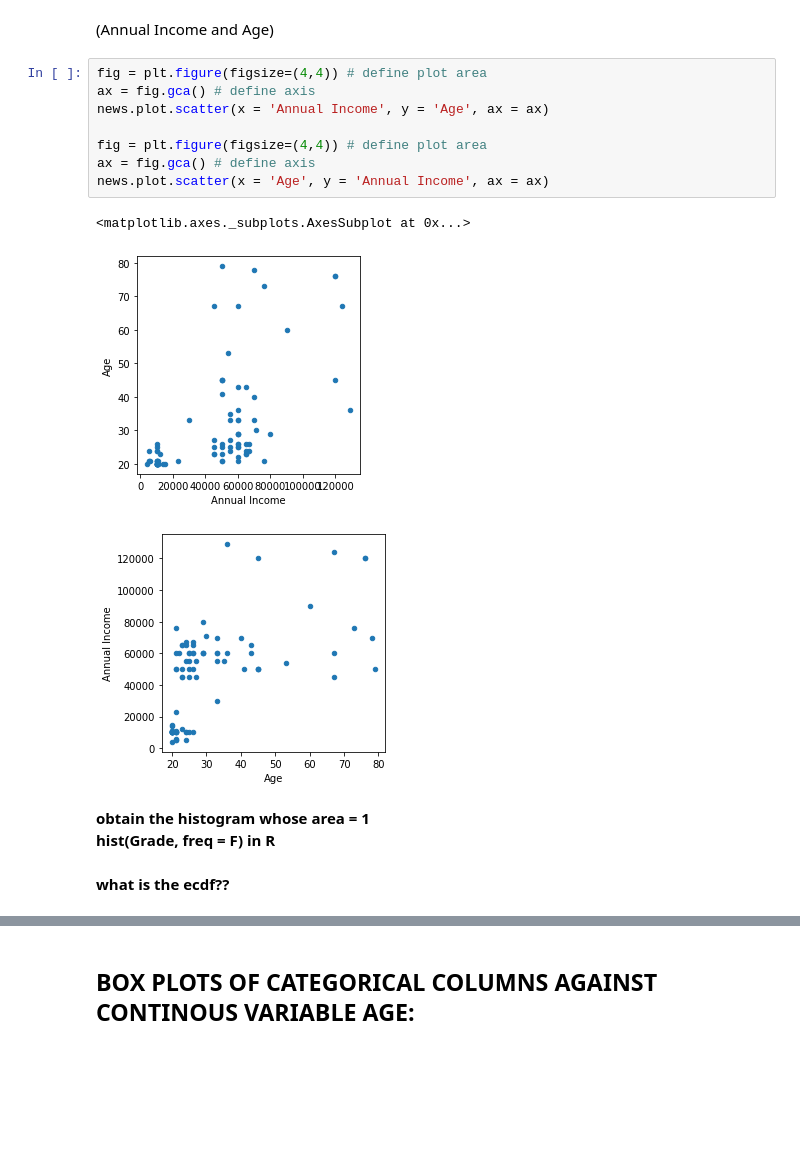
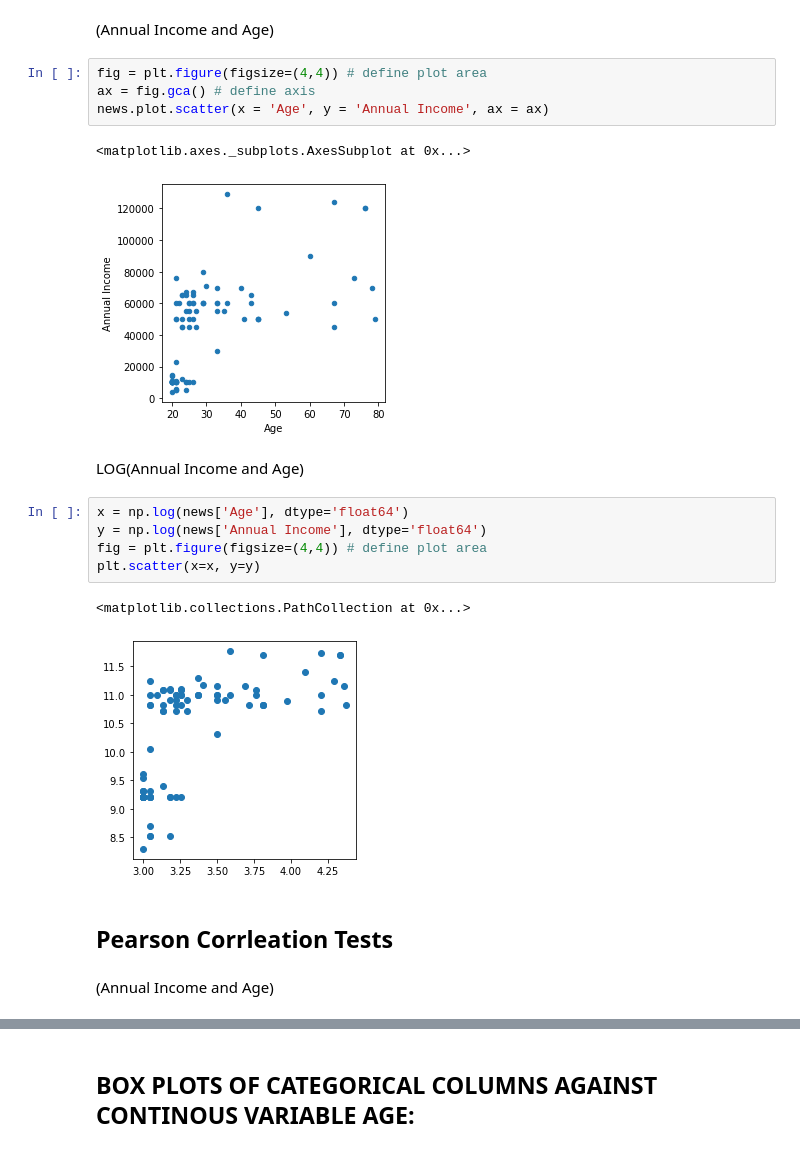
Before and after one commit to emilienaples/people_news_trust, a Jupyter notebook: people_news.ipynb, the cells around one changed output, grey strips where cells are left out. Drawn from its saved outputs; the diff is of its cells as text; blank space fills up the shorter version.

```diff
--- a/people_news.ipynb
+++ b/people_news.ipynb
@@ -129,17 +123,21 @@ for col in cat_cols:
 # %%
 fig = plt.figure(figsize=(4,4)) # define plot area
 ax = fig.gca() # define axis
-news.plot.scatter(x = 'Annual Income', y = 'Age', ax = ax)
-
-fig = plt.figure(figsize=(4,4)) # define plot area
-ax = fig.gca() # define axis
 news.plot.scatter(x = 'Age', y = 'Annual Income', ax = ax)
 # %% [output]
 <matplotlib.axes._subplots.AxesSubplot at 0x...>
-[figure, old version]
+[figure, new version]
-[figure, removed]
-# %% [markdown]
-**obtain the histogram whose area = 1
-hist(Grade, freq = F) in R**
-# %% [markdown]
-**what is the ecdf??**
+# %% [markdown]
+LOG(Annual Income and Age)
+# %%
+x = np.log(news['Age'], dtype='float64')
+y = np.log(news['Annual Income'], dtype='float64')
+fig = plt.figure(figsize=(4,4)) # define plot area
+plt.scatter(x=x, y=y)
+# %% [output]
+<matplotlib.collections.PathCollection at 0x...>
+[figure, added]
+# %% [markdown]
+## Pearson Corrleation Tests
+# %% [markdown]
+(Annual Income and Age)
```
Also changed, not shown: parts of 54 cells of this notebook.
